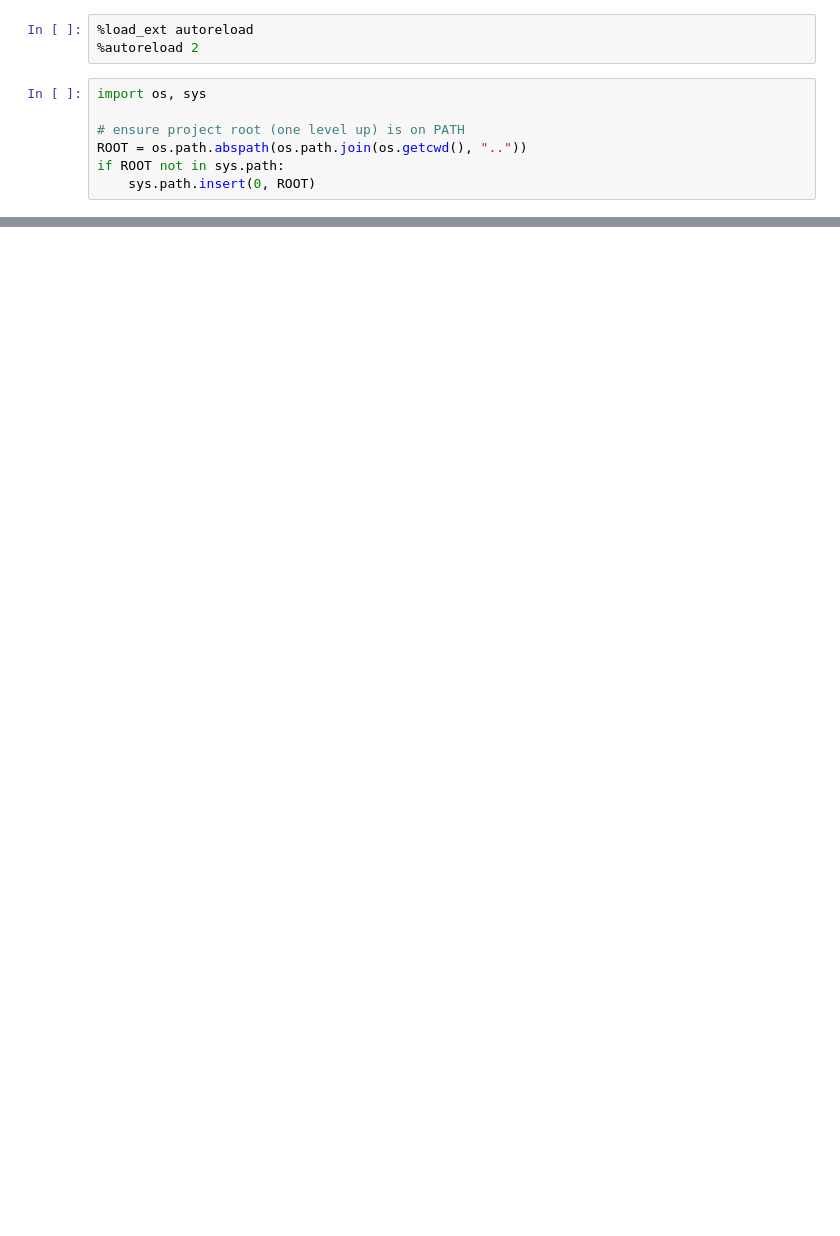
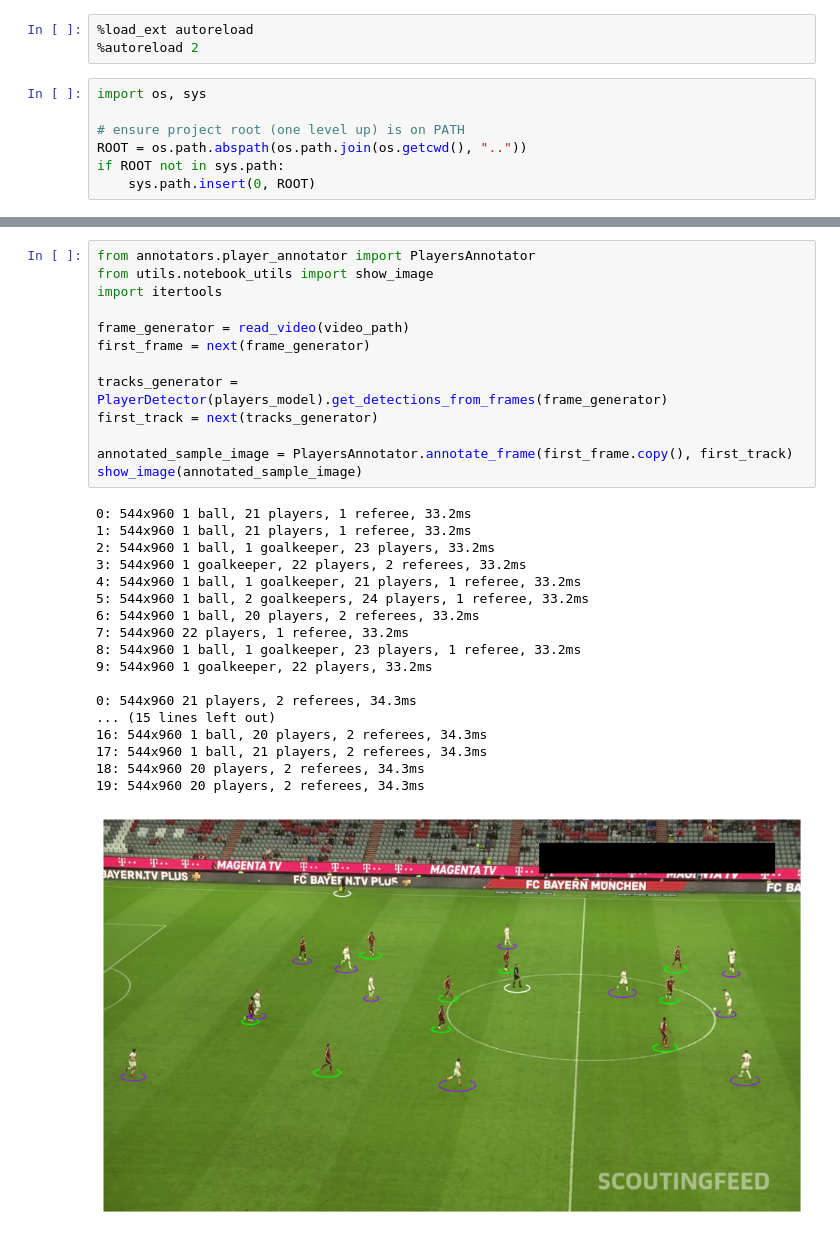
Before and after one commit to Blaku03/PitchAnalyzer_AI, a Jupyter notebook: development_and_analysis/statistics.ipynb, the cells around one changed output, grey strips where cells are left out. Saved outputs shown, nothing was run; the diff lists cells and outputs as text; blank space fills up the shorter version.

Commit message:
WIP fix the ball tracker

```diff
--- a/development_and_analysis/statistics.ipynb
+++ b/development_and_analysis/statistics.ipynb
@@ -26,0 +23,32 @@ tracks_generator =  PlayerDetector(players_model).get_detections_from_frames(fra
+# %%
+from annotators.player_annotator import PlayersAnnotator
+from utils.notebook_utils import show_image
+import itertools
+
+frame_generator = read_video(video_path)
+first_frame = next(frame_generator)
+
+tracks_generator =  PlayerDetector(players_model).get_detections_from_frames(frame_generator)
+first_track = next(tracks_generator)
+
+annotated_sample_image = PlayersAnnotator.annotate_frame(first_frame.copy(), first_track)
+show_image(annotated_sample_image)
+# %% [output]
+0: 544x960 1 ball, 21 players, 1 referee, 33.2ms
+1: 544x960 1 ball, 21 players, 1 referee, 33.2ms
+2: 544x960 1 ball, 1 goalkeeper, 23 players, 33.2ms
+3: 544x960 1 goalkeeper, 22 players, 2 referees, 33.2ms
+4: 544x960 1 ball, 1 goalkeeper, 21 players, 1 referee, 33.2ms
+5: 544x960 1 ball, 2 goalkeepers, 24 players, 1 referee, 33.2ms
+6: 544x960 1 ball, 20 players, 2 referees, 33.2ms
+7: 544x960 22 players, 1 referee, 33.2ms
+8: 544x960 1 ball, 1 goalkeeper, 23 players, 1 referee, 33.2ms
+9: 544x960 1 goalkeeper, 22 players, 33.2ms
+
+0: 544x960 21 players, 2 referees, 34.3ms
+... (15 lines left out)
+16: 544x960 1 ball, 20 players, 2 referees, 34.3ms
+17: 544x960 1 ball, 21 players, 2 referees, 34.3ms
+18: 544x960 20 players, 2 referees, 34.3ms
+19: 544x960 20 players, 2 referees, 34.3ms
+[figure, added]
```
Also changed, not shown: parts of 3 cells of this notebook, 11 other files.
